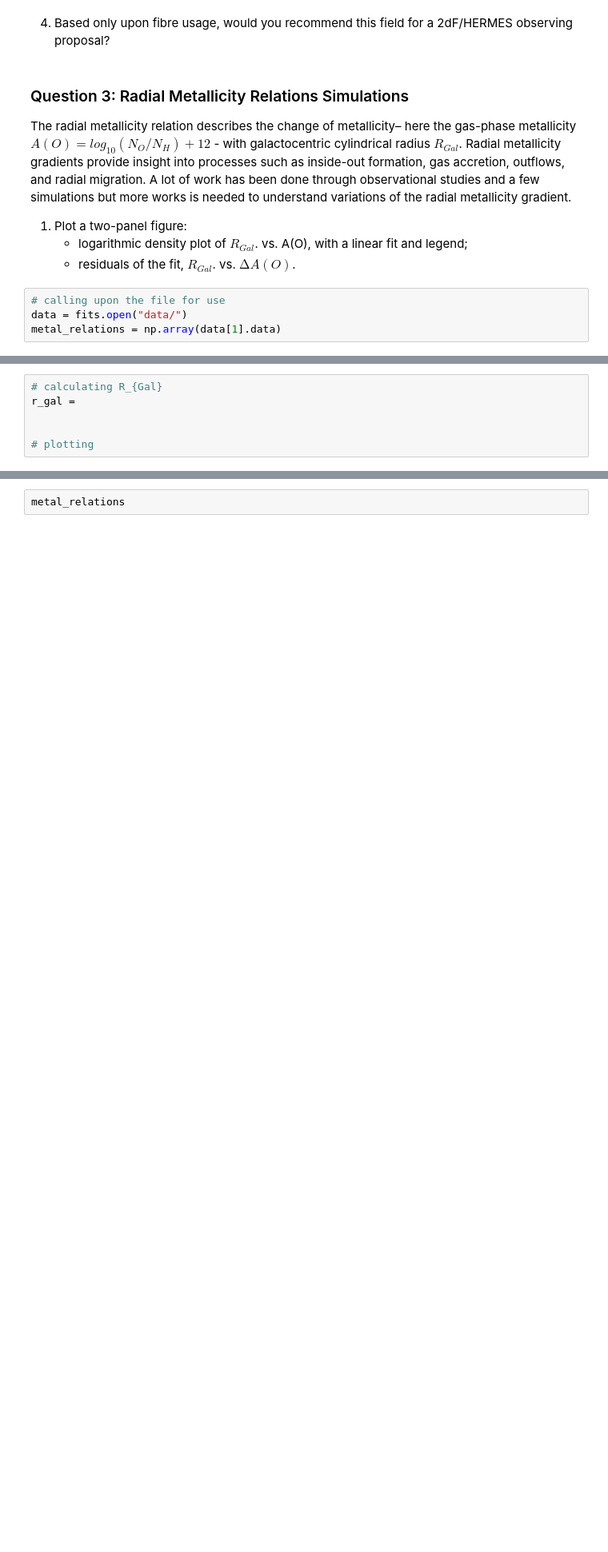
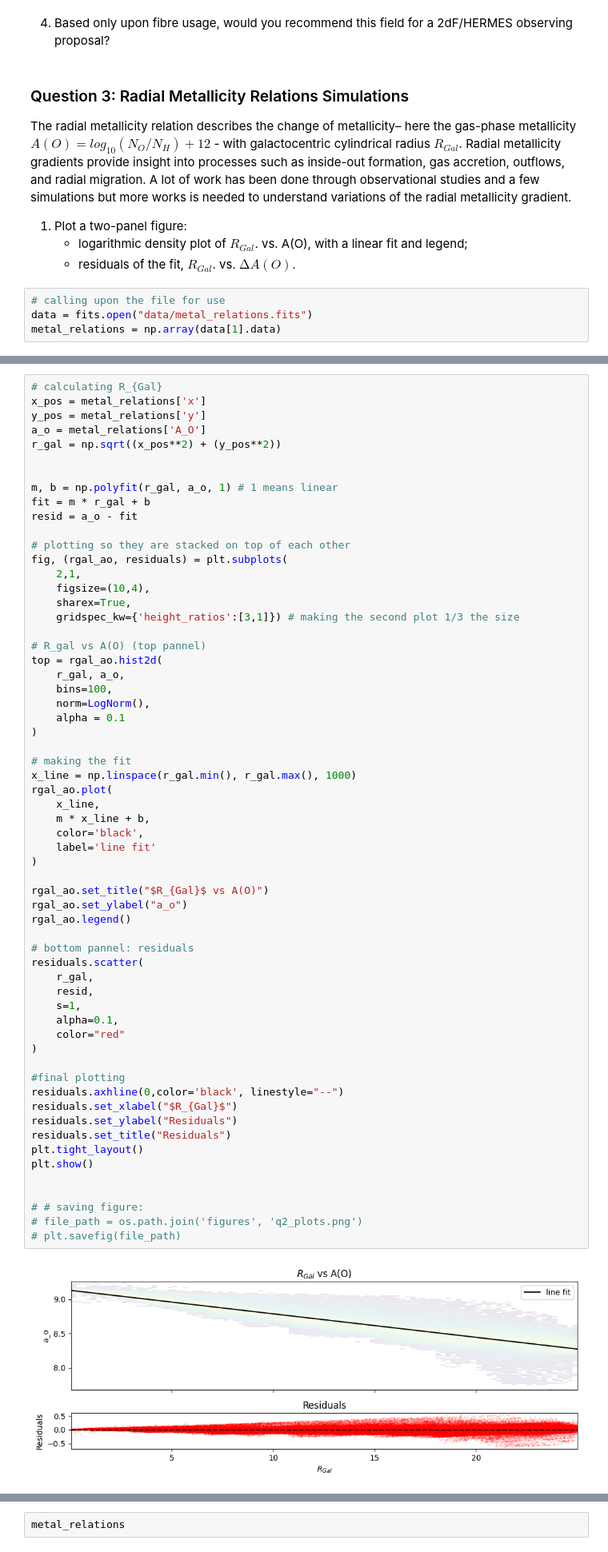
Before and after one commit to u7496134/Assignment_2, a Jupyter notebook: A.1.ipynb, the cells around one changed output, grey strips where cells are left out. Shown at 80% size. Cells and saved outputs as stored; diff of their text form; blank space fills up the shorter version.

Commit message:
part 1 of q.3: plotting a linear function to the data and ading residuals

```diff
--- a/A.1.ipynb
+++ b/A.1.ipynb
@@ -141,5 +142,5 @@ The radial metallicity relation describes the change of metallicity– here the
     -  residuals of the fit, $R_{Gal}$. vs. $∆A(O)$.
 # %%
 # calling upon the file for use
-data = fits.open("data/")
+data = fits.open("data/metal_relations.fits")
 metal_relations = np.array(data[1].data)
@@ -148,6 +147,63 @@ OSError: No SIMPLE card found, this file does not appear to be a valid FITS file
 # %%
 # calculating R_{Gal}
-r_gal =
+x_pos = metal_relations['x']
+y_pos = metal_relations['y']
+a_o = metal_relations['A_O']
+r_gal = np.sqrt((x_pos**2) + (y_pos**2))
 
 
-# plotting
+m, b = np.polyfit(r_gal, a_o, 1) # 1 means linear
+fit = m * r_gal + b
+resid = a_o - fit
+
+# plotting so they are stacked on top of each other
+fig, (rgal_ao, residuals) = plt.subplots(
+    2,1,
+    figsize=(10,4),
+    sharex=True,
+    gridspec_kw={'height_ratios':[3,1]}) # making the second plot 1/3 the size
+
+# R_gal vs A(O) (top pannel)
+top = rgal_ao.hist2d(
+    r_gal, a_o,
+    bins=100,
+    norm=LogNorm(),
+    alpha = 0.1
+)
+
+# making the fit
+x_line = np.linspace(r_gal.min(), r_gal.max(), 1000)
+rgal_ao.plot(
+    x_line,
+    m * x_line + b,
+    color='black',
+    label='line fit'
+)
+
+rgal_ao.set_title("$R_{Gal}$ vs A(O)")
+rgal_ao.set_ylabel("a_o")
+rgal_ao.legend()
+
+# bottom pannel: residuals
+residuals.scatter(
+    r_gal,
+    resid,
+    s=1,
+    alpha=0.1,
+    color="red"
+)
+
+#final plotting
+residuals.axhline(0,color='black', linestyle="--")
+residuals.set_xlabel("$R_{Gal}$")
+residuals.set_ylabel("Residuals")
+residuals.set_title("Residuals")
+plt.tight_layout()
+plt.show()
+
+
+# # saving figure:
+# file_path = os.path.join('figures', 'q2_plots.png')
+# plt.savefig(file_path)
+# %% [output]
+[figure, added]
```
Also changed, not shown: parts of 4 cells of this notebook.
